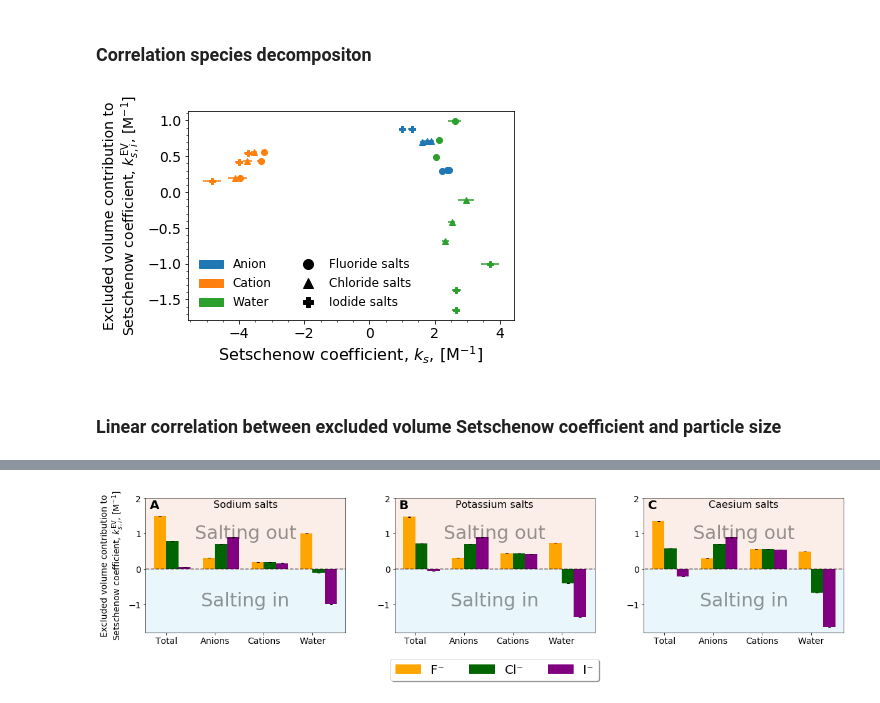
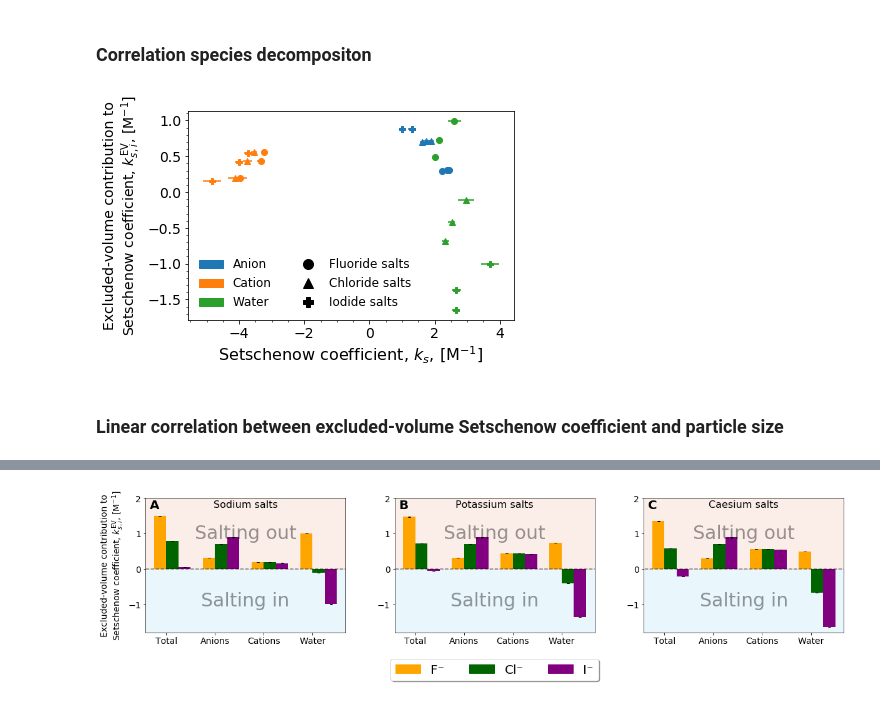
Before and after one commit to SHervoe-Hansen/Caffeine_solubility, a Jupyter notebook: Analysis.ipynb, the cells around one changed output, grey strips where cells are left out. Drawn from its saved outputs; the diff is of its cells as text; code cells hidden in the pictures.

```diff
--- a/Analysis.ipynb
+++ b/Analysis.ipynb
@@ -773,35 +773,35 @@ p-value:  1.1681016716953232e-07
 # %%
 fig, ax = plt.subplots(nrows=1, ncols=1, figsize=(6,4))
 
 colors = ['C0', 'C1', 'C2']
 labels = ['Anion', 'Cation', 'Water']
 markers = ['o', '^', 'P']
 for specie in range(1,4):
     for salt in range(len(salts)):
         color  = colors[specie-1]
         marker = markers[salt%3]
         ax.errorbar(SetCof[salt,specie], SetCof_eV[salt,specie], xerr=SetCofErr[salt,specie], yerr=SetCofErr_eV[salt,specie],
                 color=color, marker=marker, linestyle='None')
 
 handles = [mpatches.Patch(color='C0', label='Anion'), mpatches.Patch(color='C1', label='Cation'),
            mpatches.Patch(color='C2', label='Water'),
            mlines.Line2D([], [], color='black', marker='o', linestyle='None', markersize=10, label='Fluoride salts'),
            mlines.Line2D([], [], color='black', marker='^', linestyle='None', markersize=10, label='Chloride salts'),
            mlines.Line2D([], [], color='black', marker='P', linestyle='None', markersize=10, label='Iodide salts')]
 ax.legend(loc=0, handles=handles, frameon=False, ncol=2, prop={'size': 12})
 ax.tick_params(axis='both', labelsize=14)
 
 
 # Beautification
 ax.minorticks_on()
-ax.set_ylabel(f'Excluded volume contribution to\nSetschenow coefficient, $k_{{s,i}}^{{\mathrm{{EV}}}}$, [M$^{{-1}}$]', fontsize=14)
+ax.set_ylabel(f'Excluded-volume contribution to\nSetschenow coefficient, $k_{{s,i}}^{{\mathrm{{EV}}}}$, [M$^{{-1}}$]', fontsize=14)
 ax.set_xlabel(r'Setschenow coefficient, $k_s$, [M$^{-1}$]', fontsize=16)
 fig.tight_layout()
 fig.savefig('images/ExcludedVolumeCorrelationDecomposition.pdf', bbox_inches='tight')
 # %% [output]
-[figure, old version]
+[figure, new version]
 # %% [markdown]
-### Linear correlation between excluded volume Setschenow coefficient and particle size
+### Linear correlation between excluded-volume Setschenow coefficient and particle size
 # %%
 Species = ['Na⁺', 'K⁺', 'Cs⁺', 'F⁻', 'Cl⁻','I⁻']
 sigma = np.array([0.2586, 0.3334, 0.38, 0.3143, 0.4401, 0.5149])*10
```
Also changed, not shown: parts of 11 cells of this notebook, 15 other files.
